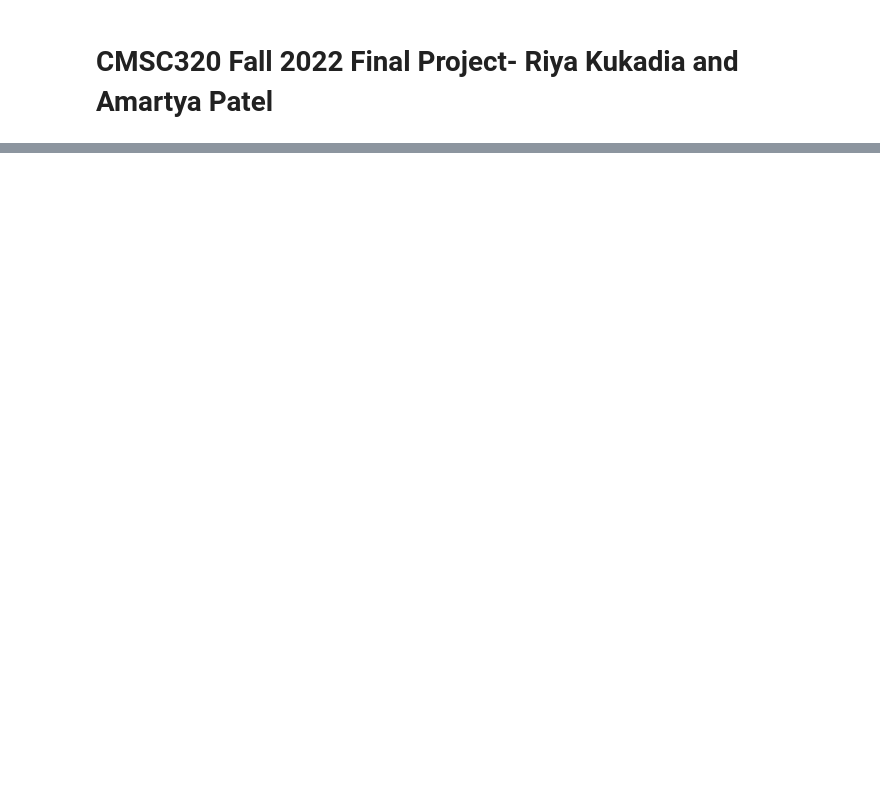
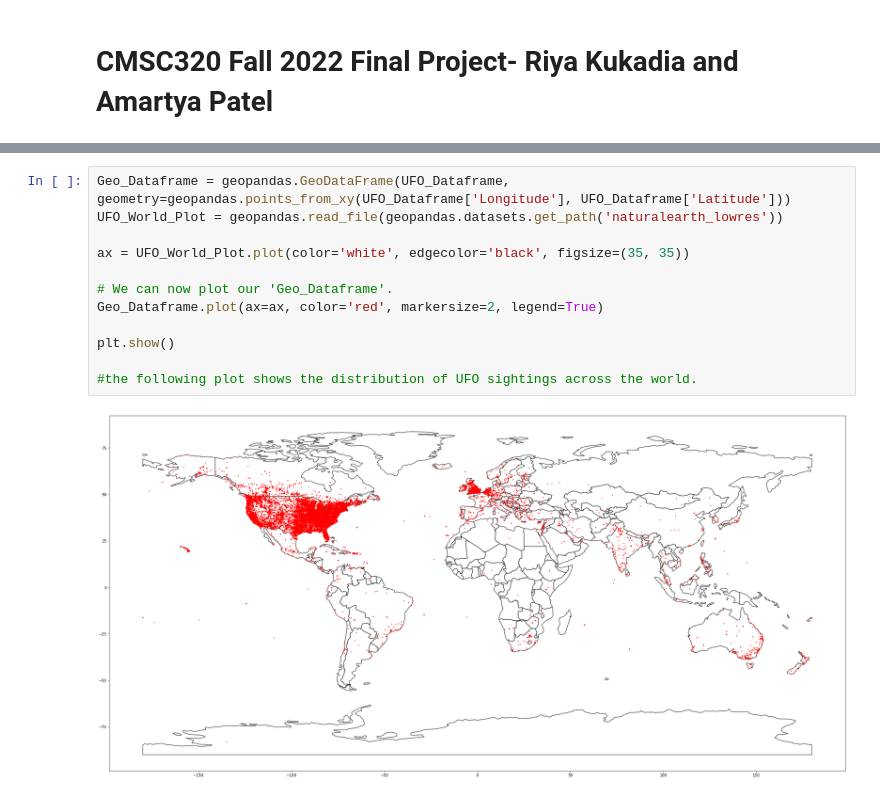
Before and after one commit to riyakukadia/320project, a Jupyter notebook: Final Project.ipynb, the cells around one changed output, grey strips where cells are left out. Saved outputs shown, nothing was run; the diff lists cells and outputs as text; blank space fills up the shorter version.

```diff
--- a/Final Project.ipynb
+++ b/Final Project.ipynb
@@ -100,0 +103,14 @@ UFO_Dataframe.head()
+# %%
+Geo_Dataframe = geopandas.GeoDataFrame(UFO_Dataframe, geometry=geopandas.points_from_xy(UFO_Dataframe['Longitude'], UFO_Dataframe['Latitude']))
+UFO_World_Plot = geopandas.read_file(geopandas.datasets.get_path('naturalearth_lowres'))
+
+ax = UFO_World_Plot.plot(color='white', edgecolor='black', figsize=(35, 35))
+
+# We can now plot our 'Geo_Dataframe'.
+Geo_Dataframe.plot(ax=ax, color='red', markersize=2, legend=True)
+
+plt.show()
+
+#the following plot shows the distribution of UFO sightings across the world.
+# %% [output]
+[figure, added]
```
Also changed, not shown: parts of 34 cells of this notebook, 1 other file.
